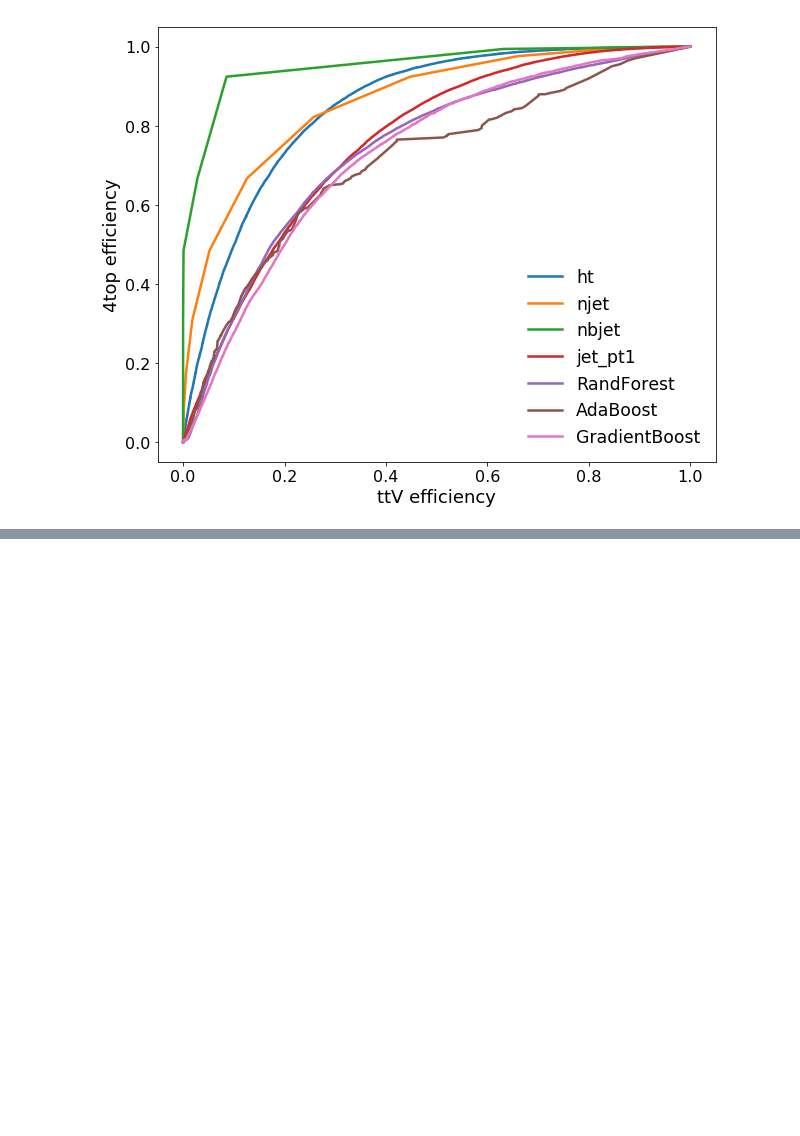
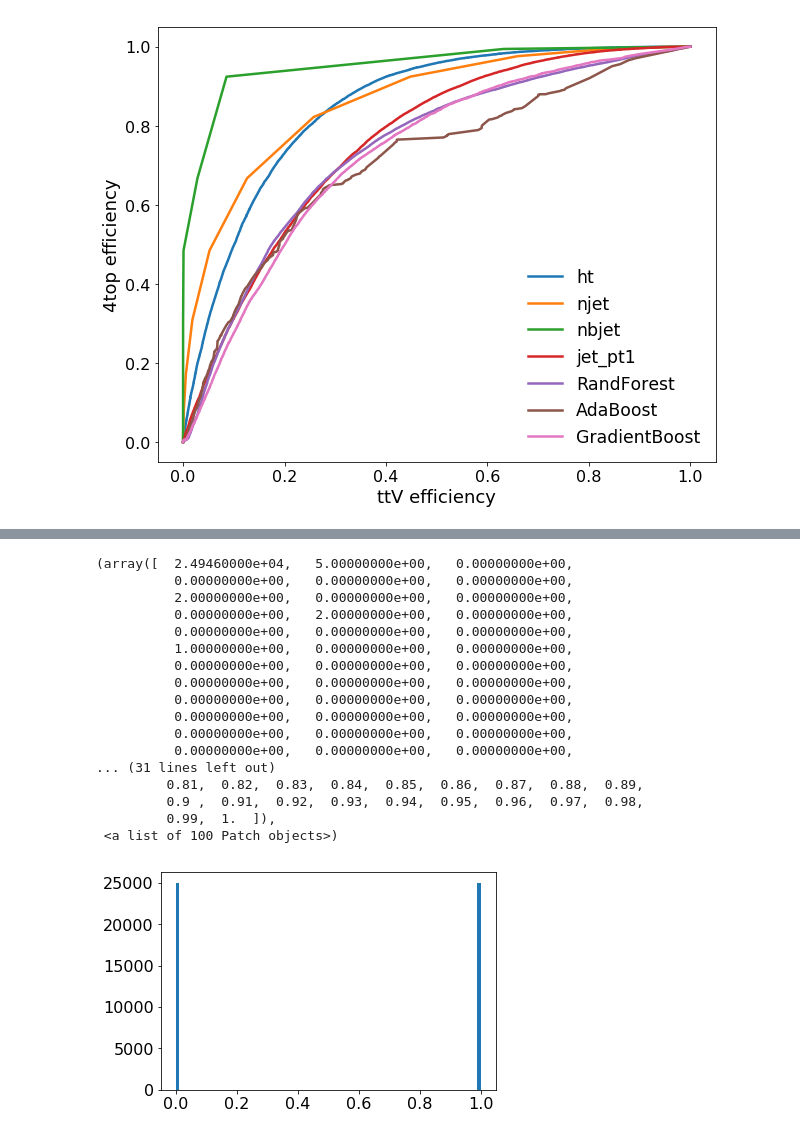
Before and after one commit to rmadar/ML-HEP, a Jupyter notebook: 4topML.ipynb, the cells around one changed output, grey strips where cells are left out. Cells and saved outputs as stored; diff of their text form; code cells hidden in the pictures; blank space fills up the shorter version.

```diff
--- a/4topML.ipynb
+++ b/4topML.ipynb
@@ -139,0 +158,22 @@ plot_roc_curves(df.drop('m4top',axis=1),df_ttV.drop('m4top',axis=1), VariableToT
+# %%
+plt.hist(rf_regre.predict(testX), bins=100)
+#plt.hist(rf_regre.predict(testX[testY==0]))
+# %% [output]
+(array([  2.49460000e+04,   5.00000000e+00,   0.00000000e+00,
+          0.00000000e+00,   0.00000000e+00,   0.00000000e+00,
+          2.00000000e+00,   0.00000000e+00,   0.00000000e+00,
+          0.00000000e+00,   2.00000000e+00,   0.00000000e+00,
+          0.00000000e+00,   0.00000000e+00,   0.00000000e+00,
+          1.00000000e+00,   0.00000000e+00,   0.00000000e+00,
+          0.00000000e+00,   0.00000000e+00,   0.00000000e+00,
+          0.00000000e+00,   0.00000000e+00,   0.00000000e+00,
+          0.00000000e+00,   0.00000000e+00,   0.00000000e+00,
+          0.00000000e+00,   0.00000000e+00,   0.00000000e+00,
+          0.00000000e+00,   0.00000000e+00,   0.00000000e+00,
+          0.00000000e+00,   0.00000000e+00,   0.00000000e+00,
+... (31 lines left out)
+         0.81,  0.82,  0.83,  0.84,  0.85,  0.86,  0.87,  0.88,  0.89,
+         0.9 ,  0.91,  0.92,  0.93,  0.94,  0.95,  0.96,  0.97,  0.98,
+         0.99,  1.  ]),
+ <a list of 100 Patch objects>)
+[figure, added]
```
Also changed, not shown: parts of 3 cells of this notebook.
